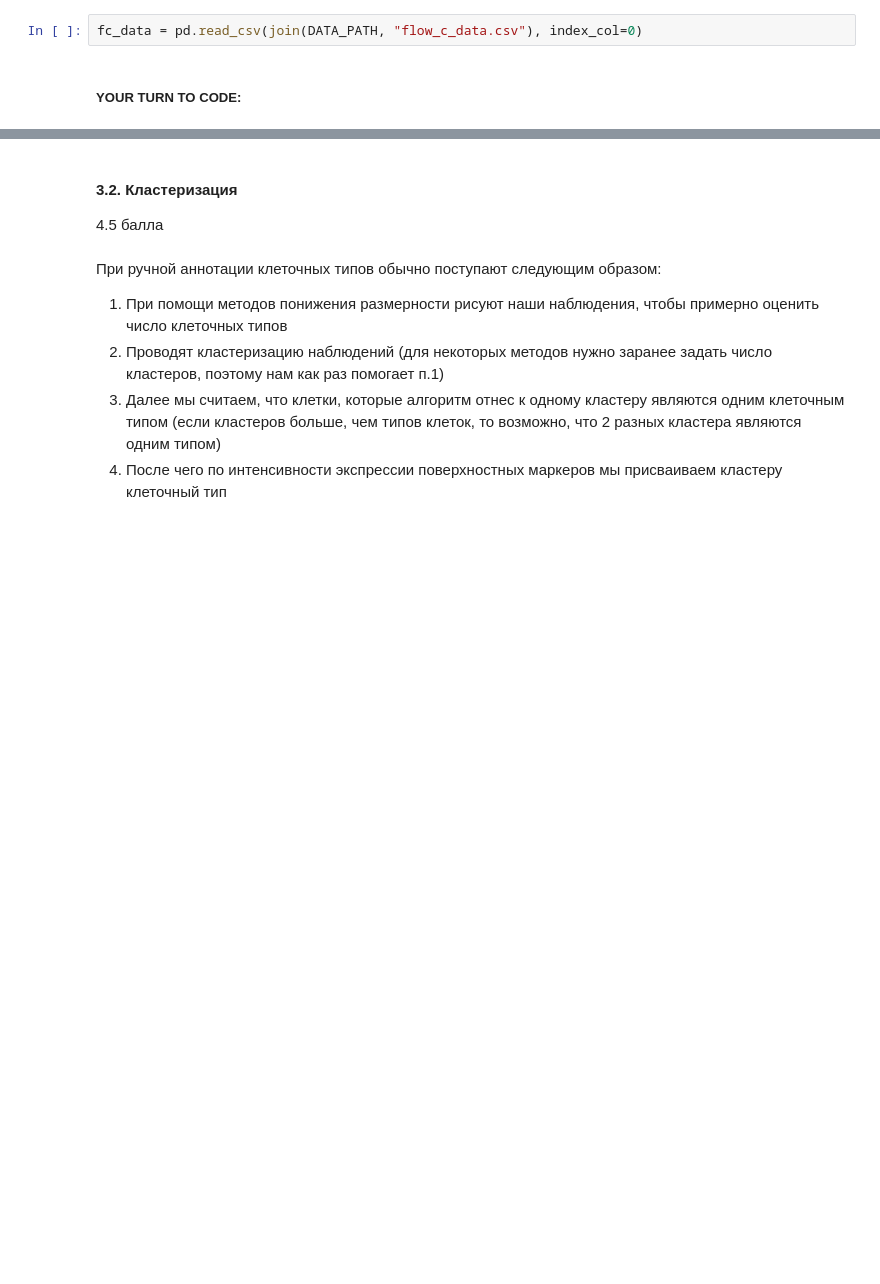
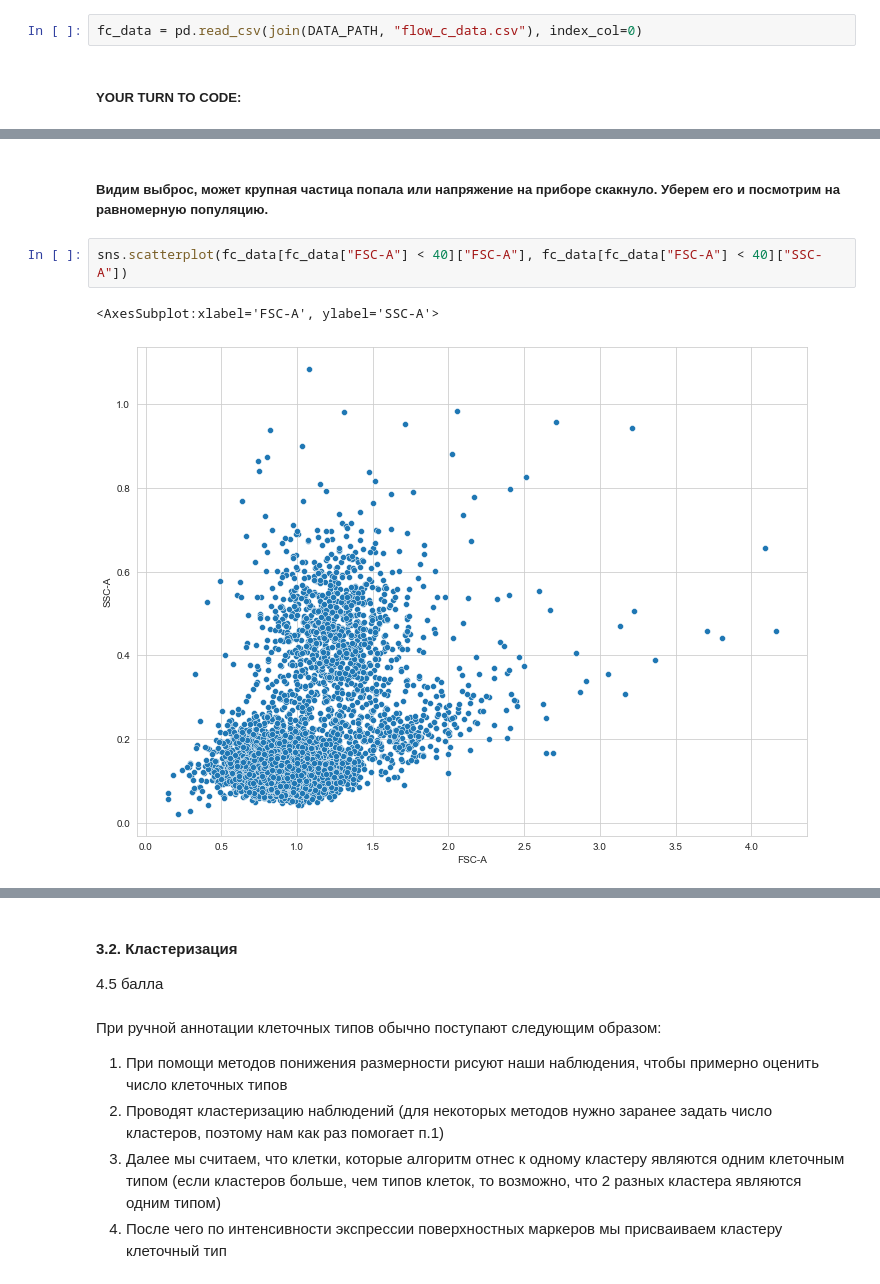
Before and after one commit to immbiochem/BI_ML_2021, a Jupyter notebook: Claster/code/Cluster_tSNE.ipynb, the cells around one changed output, grey strips where cells are left out. Saved outputs shown, nothing was run; the diff lists cells and outputs as text; blank space fills up the shorter version.

```diff
--- a/Claster/code/Cluster_tSNE.ipynb
+++ b/Claster/code/Cluster_tSNE.ipynb
@@ -303,0 +364,7 @@ fc_data = pd.read_csv(join(DATA_PATH, "flow_c_data.csv"), index_col=0)
+# %% [markdown]
+##### Видим выброс, может крупная частица попала или напряжение на приборе скакнуло. Уберем его и посмотрим на равномерную популяцию.
+# %%
+sns.scatterplot(fc_data[fc_data["FSC-A"] < 40]["FSC-A"], fc_data[fc_data["FSC-A"] < 40]["SSC-A"])
+# %% [output]
+<AxesSubplot:xlabel='FSC-A', ylabel='SSC-A'>
+[figure, added]
```
Also changed, not shown: parts of 30 cells of this notebook.
